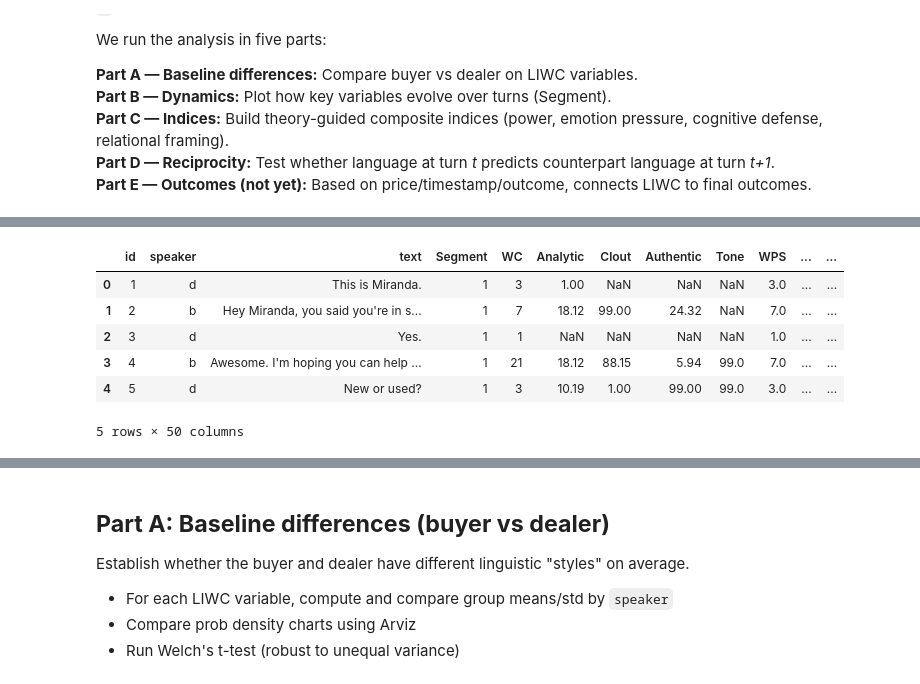
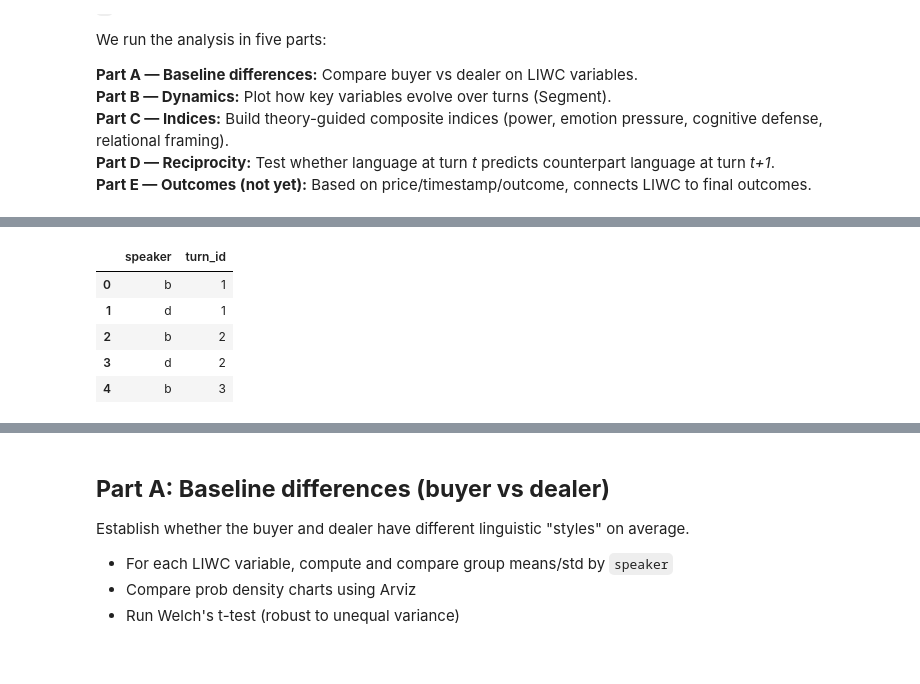
Before and after one commit to catchshashank/negotiation-dynamics, a Jupyter notebook: LIWC_Analysis.ipynb, the cells around one changed output, grey strips where cells are left out. Cells and saved outputs as stored; diff of their text form; code cells hidden in the pictures.

```diff
--- a/LIWC_Analysis.ipynb
+++ b/LIWC_Analysis.ipynb
@@ -43,3 +30,9 @@ plt.rcParams["figure.figsize"] = (6.4, 3.2)
 # %%
 # Change the way NumPy 2.0 displays floats
 np.set_printoptions(legacy="1.25")
+# %%
+# Load CSV
+df = pd.read_csv("20240517.csv")
+
+# Display datafram
+df.head()
@@ -46,17 +47,13 @@ np.set_printoptions(legacy="1.25")
 # %%
-# Load CSV
-df = pd.read_csv("output.csv")
-
 # Create turn_id per speaker within each id
 df["turn_id"] = (df.groupby(["speaker"]).cumcount() + 1)
 
-# Display datafram
-df.head()
+# Display the first few rows of specific columns
+display(df[['speaker', 'turn_id']].head())
 # %% [output]
-|  | id | speaker | text | Segment | WC | Analytic | Clout | Authentic | Tone | WPS | ... | ... |
-| 0 | 1 | d | This is Miranda. | 1 | 3 | 1.00 | NaN | NaN | NaN | 3.0 | ... | ... |
-| 1 | 2 | b | Hey Miranda, you said you're in s... | 1 | 7 | 18.12 | 99.00 | 24.32 | NaN | 7.0 | ... | ... |
-| 2 | 3 | d | Yes. | 1 | 1 | NaN | NaN | NaN | NaN | 1.0 | ... | ... |
-| 3 | 4 | b | Awesome. I'm hoping you can help ... | 1 | 21 | 18.12 | 88.15 | 5.94 | 99.0 | 7.0 | ... | ... |
-| 4 | 5 | d | New or used? | 1 | 3 | 10.19 | 1.00 | 99.00 | 99.0 | 3.0 | ... | ... |
+|  | speaker | turn_id |
+| 0 | b | 1 |
+| 1 | d | 1 |
+| 2 | b | 2 |
+| 3 | d | 2 |
+| 4 | b | 3 |
-5 rows × 50 columns
```
Also changed, not shown: parts of 12 cells of this notebook.
